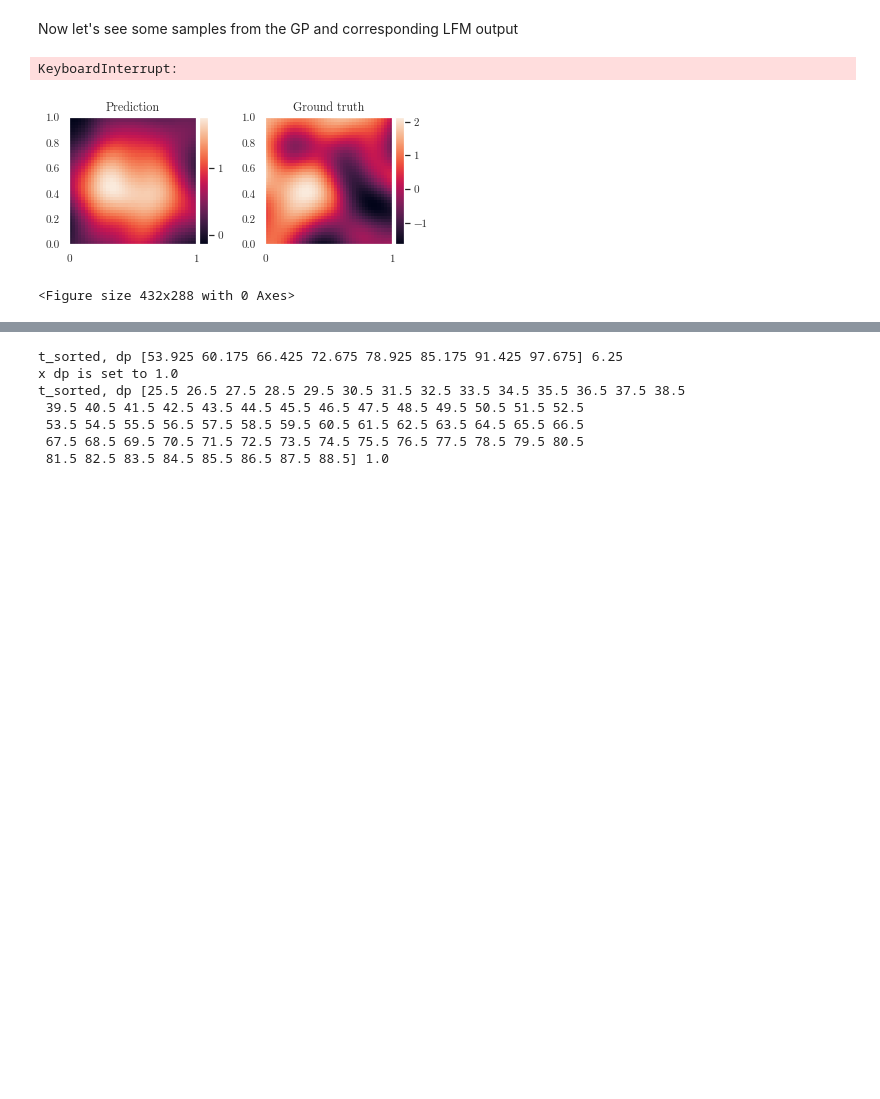
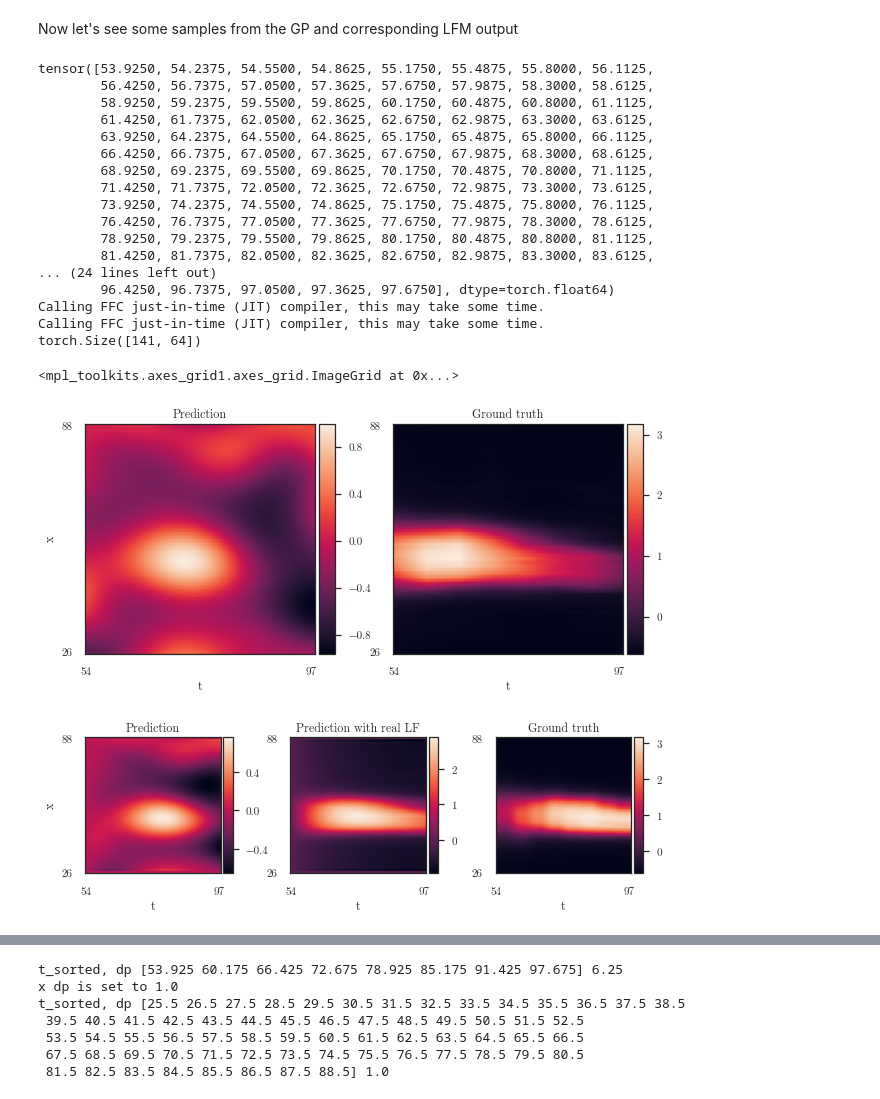
Before and after one commit to mossjacob/alfi, a Jupyter notebook: docs/notebooks/pde/pde.ipynb, the cells around one changed output, grey strips where cells are left out. Cells and saved outputs as stored; diff of their text form; code cells hidden in the pictures; blank space fills up the shorter version.

```diff
--- a/docs/notebooks/pde/pde.ipynb
+++ b/docs/notebooks/pde/pde.ipynb
@@ -147,15 +162,0 @@ lfm = PartialLFM(1, gp_model, fenics_model, fenics_params, config)
-# %%
-train_mask = torch.zeros_like(tx[0,:])
-train_mask[torch.randperm(tx.shape[1])[:int(0.3 * tx.shape[1])]] = 1
-
-num_training = tx.shape[1]
-variational_optimizer = NGD(lfm.variational_parameters(), num_data=num_training, lr=0.1)
-parameter_optimizer = Adam(lfm.nonvariational_parameters(), lr=0.07)
-optimizers = [variational_optimizer, parameter_optimizer]
-
-trainer = PDETrainer(lfm,
-                     optimizers,
-                     dataset,
-                     track_parameters=list(lfm.fenics_named_parameters.keys()),
-                     train_mask=train_mask.bool(),
-                     warm_variational=1)
@@ -172,38 +196,60 @@ t_sorted, dp [0.    0.025 0.05  0.075 0.1   0.125 0.15  0.175 0.2   0.225 0.25
 # %% [markdown]
 Now let's see some samples from the GP and corresponding LFM output
 # %%
-num_t = trainer.tx[0, :].unique().shape[0]
-num_x = trainer.tx[1, :].unique().shape[0]
+time = dataset.orig_data[0].unique()
+latent = torch.tensor(orig_data[trainer.t_sorted, 2]).unsqueeze(0)
+latent = latent.repeat(lfm.config.num_samples, 1, 1)
+latent = latent.view(lfm.config.num_samples, 1, num_t_orig, num_x_orig)
+time_interp = tx[0].unique()
+print(time_interp, time)
+time_interp[-1] -= 1e-5
+print(time_interp)
+latent = torch.from_numpy(interp1d(time, latent, axis=2)(time_interp))
 
 # gp_model.covar_module.lengthscale = 0.3*0.3 * 2
 out = gp_model(trainer.tx.transpose(0, 1))
-
 sample = out.sample(torch.Size([lfm.config.num_samples])).permute(0, 2, 1)
-real = torch.tensor(dataset.orig_data[trainer.t_sorted, 2]).unsqueeze(0)
-
-
 plot_spatiotemporal_data(
-    [sample.mean(0)[0].detach().view(num_t, num_x).transpose(0, 1),
-    real.squeeze().view(num_t, num_x).transpose(0, 1)],
+    [
+        sample.mean(0)[0].detach().view(num_t, num_x).t(),
+        latent[0].squeeze().view(num_t, num_x).t(),
+    ],
     extent,
     titles=['Prediction', 'Ground truth']
 )
+sample = sample.view(lfm.config.num_samples, 1, num_t, num_x)
 
-sample = sample.view(lfm.config.num_samples, 1, num_t, num_x)
-real = real.repeat(lfm.config.num_samples, 1, 1)
-real = real.view(lfm.config.num_samples, 1, num_t, num_x)
-
-out = lfm.solve_pde(sample)
-real_out = lfm.solve_pde(real)
-
+output_pred = lfm.solve_pde(sample).mean(0)
+output = lfm.solve_pde(latent).mean(0)
+print(output.shape)
 plot_spatiotemporal_data(
-    [out.mean(0).detach().transpose(0, 1),
-    real_out[0].detach().transpose(0, 1)],
+    [
+        output_pred.squeeze().detach().t(),
+        output.squeeze().detach().t(),
+        trainer.y_target.view(num_t_orig, num_x_orig).t()
+    ],
     extent,
-    titles=['Prediction', 'Ground truth']
+    titles=['Prediction', 'Prediction with real LF', 'Ground truth']
 )
 # %% [output]
-KeyboardInterrupt:
+tensor([53.9250, 54.2375, 54.5500, 54.8625, 55.1750, 55.4875, 55.8000, 56.1125,
+        56.4250, 56.7375, 57.0500, 57.3625, 57.6750, 57.9875, 58.3000, 58.6125,
+        58.9250, 59.2375, 59.5500, 59.8625, 60.1750, 60.4875, 60.8000, 61.1125,
+        61.4250, 61.7375, 62.0500, 62.3625, 62.6750, 62.9875, 63.3000, 63.6125,
+        63.9250, 64.2375, 64.5500, 64.8625, 65.1750, 65.4875, 65.8000, 66.1125,
+        66.4250, 66.7375, 67.0500, 67.3625, 67.6750, 67.9875, 68.3000, 68.6125,
+        68.9250, 69.2375, 69.5500, 69.8625, 70.1750, 70.4875, 70.8000, 71.1125,
+        71.4250, 71.7375, 72.0500, 72.3625, 72.6750, 72.9875, 73.3000, 73.6125,
+        73.9250, 74.2375, 74.5500, 74.8625, 75.1750, 75.4875, 75.8000, 76.1125,
+        76.4250, 76.7375, 77.0500, 77.3625, 77.6750, 77.9875, 78.3000, 78.6125,
+        78.9250, 79.2375, 79.5500, 79.8625, 80.1750, 80.4875, 80.8000, 81.1125,
+        81.4250, 81.7375, 82.0500, 82.3625, 82.6750, 82.9875, 83.3000, 83.6125,
+... (24 lines left out)
+        96.4250, 96.7375, 97.0500, 97.3625, 97.6750], dtype=torch.float64)
+Calling FFC just-in-time (JIT) compiler, this may take some time.
+Calling FFC just-in-time (JIT) compiler, this may take some time.
+torch.Size([141, 64])
+<mpl_toolkits.axes_grid1.axes_grid.ImageGrid at 0x...>
-[figure, old version]
+[figure, new version]
-<Figure size 432x288 with 0 Axes>
+[figure, added]
 # %%
```
Also changed, not shown: parts of 15 cells of this notebook, 5 other files.
